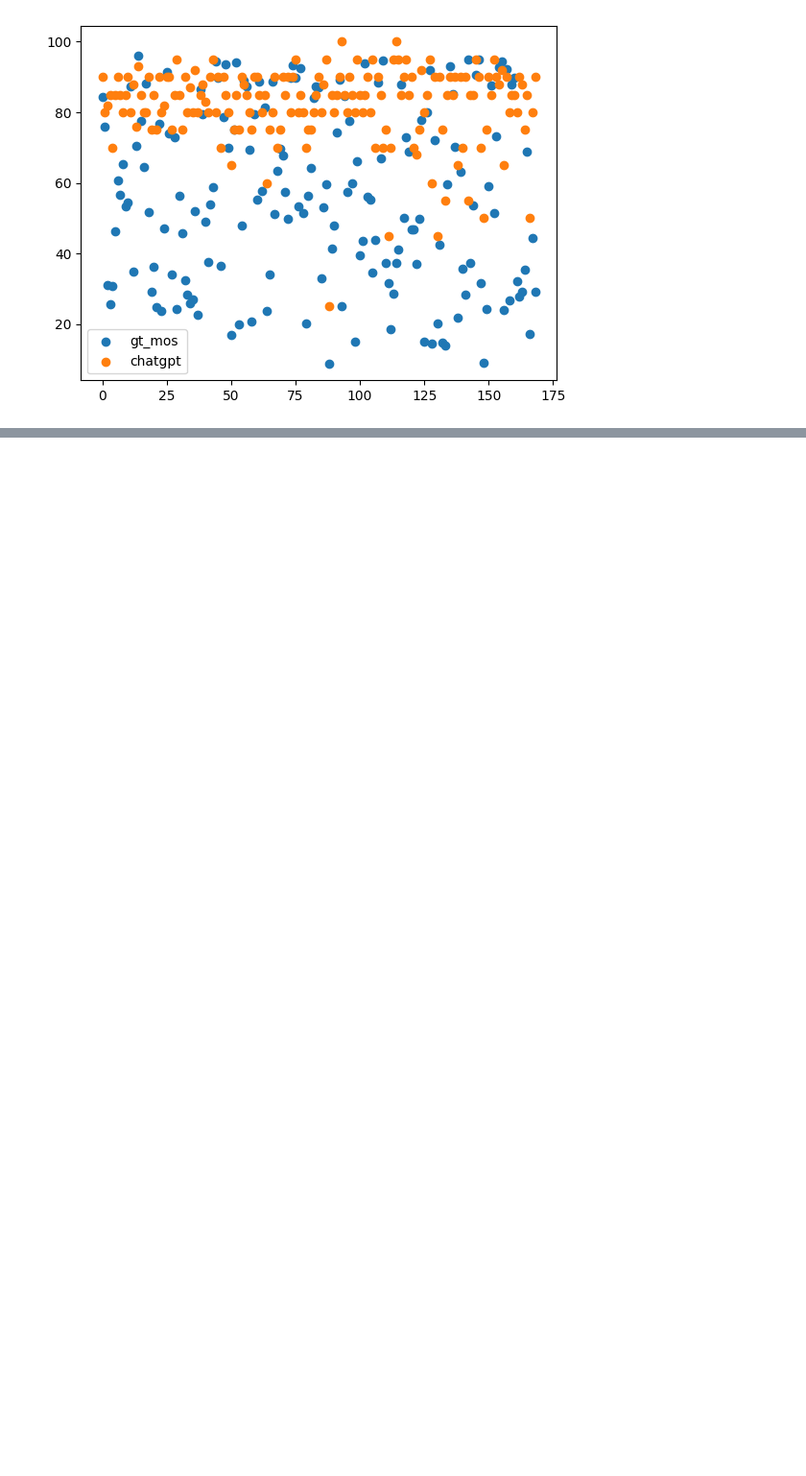
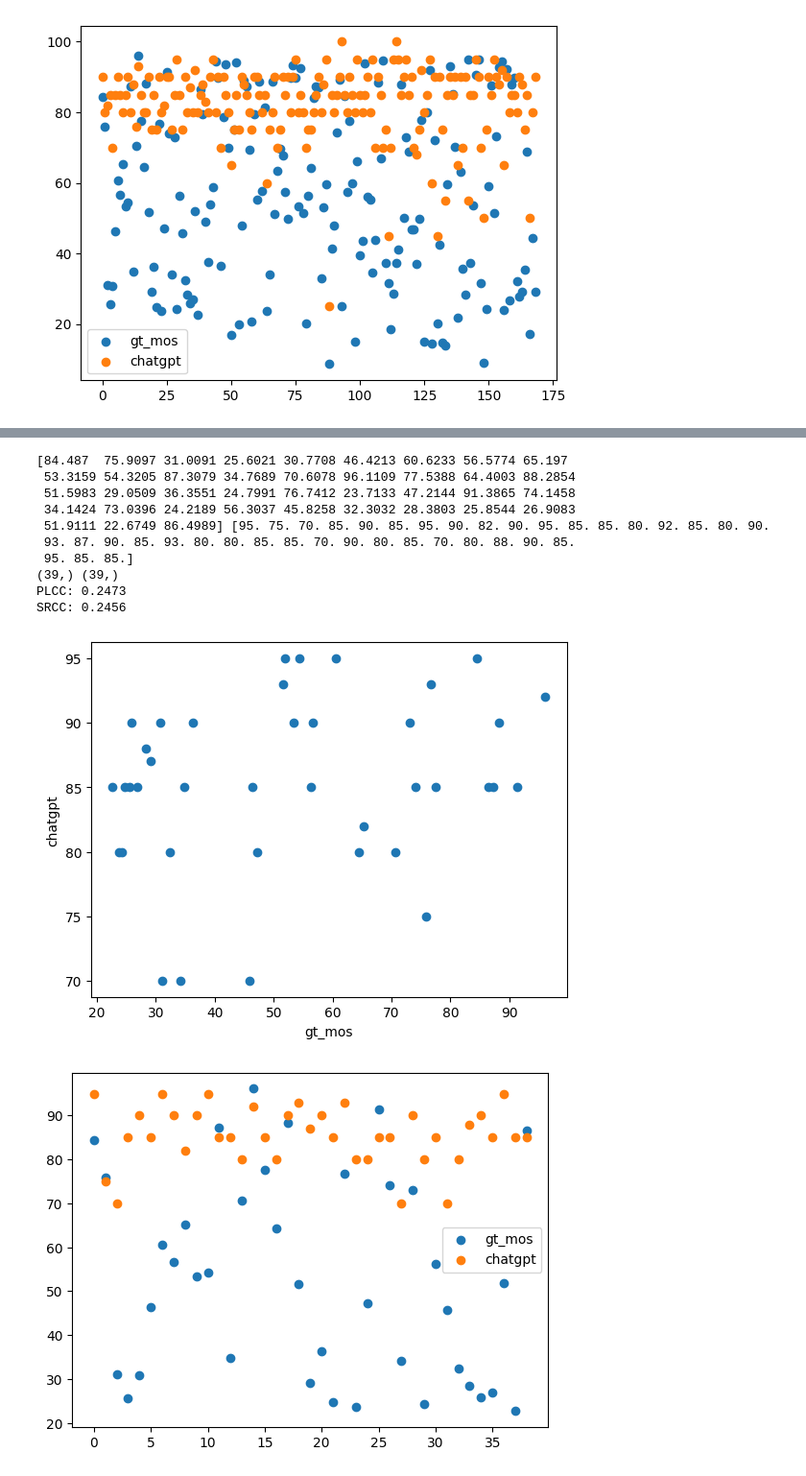
Before and after one commit to x423xu/jupyter_notebook_share, a Jupyter notebook: gpt_iqa/gpt_score.ipynb, the cells around one changed output, grey strips where cells are left out. Shown at 96% size. Saved outputs shown, nothing was run; the diff lists cells and outputs as text; code cells hidden in the pictures; blank space fills up the shorter version.

```diff
--- a/gpt_iqa/gpt_score.ipynb
+++ b/gpt_iqa/gpt_score.ipynb
@@ -60,0 +75,43 @@ SRCC: 0.4004
+# %%
+scores2 = df.iloc[:, 4].to_numpy()
+# extract non nan values
+scores2 = scores2[~np.isnan(scores2)]
+
+gt_mos2 = gt_mos[:39]
+frames2 = frames[:39]
+gtp_scores2 = scores2[frames2-1]
+print(gt_mos2, gtp_scores2)
+# gt_mos = (gt_mos-gt_mos.min())/(gt_mos.max()-gt_mos.min())
+# gtp_scores = (gtp_scores-gtp_scores.min())/(gtp_scores.max()-gtp_scores.min())
+
+print(gt_mos2.shape, gtp_scores2.shape)
+plcc2, _ = pearsonr(gt_mos2, gtp_scores2)
+srcc2, _ = spearmanr(gt_mos2, gtp_scores2)
+print("PLCC: {:.4f}".format(plcc2))
+print("SRCC: {:.4f}".format(srcc2))
+
+# plot scatter plots
+plt.figure()
+plt.scatter(gt_mos2, gtp_scores2)
+plt.xlabel('gt_mos')
+plt.ylabel('chatgpt')
+plt.show()
+
+plt.figure()
+plt.scatter(np.arange(gt_mos2.shape[0]), gt_mos2, label='gt_mos')
+plt.scatter(np.arange(gtp_scores2.shape[0]), gtp_scores2, label='chatgpt')
+plt.legend()
+plt.show()
+# %% [output]
+[84.487  75.9097 31.0091 25.6021 30.7708 46.4213 60.6233 56.5774 65.197
+ 53.3159 54.3205 87.3079 34.7689 70.6078 96.1109 77.5388 64.4003 88.2854
+ 51.5983 29.0509 36.3551 24.7991 76.7412 23.7133 47.2144 91.3865 74.1458
+ 34.1424 73.0396 24.2189 56.3037 45.8258 32.3032 28.3803 25.8544 26.9083
+ 51.9111 22.6749 86.4989] [95. 75. 70. 85. 90. 85. 95. 90. 82. 90. 95. 85. 85. 80. 92. 85. 80. 90.
+ 93. 87. 90. 85. 93. 80. 80. 85. 85. 70. 90. 80. 85. 70. 80. 88. 90. 85.
+ 95. 85. 85.]
+(39,) (39,)
+PLCC: 0.2473
+SRCC: 0.2456
+[figure, added]
+[figure, added]
```
Also changed, not shown: parts of 4 cells of this notebook, 8 other files.
